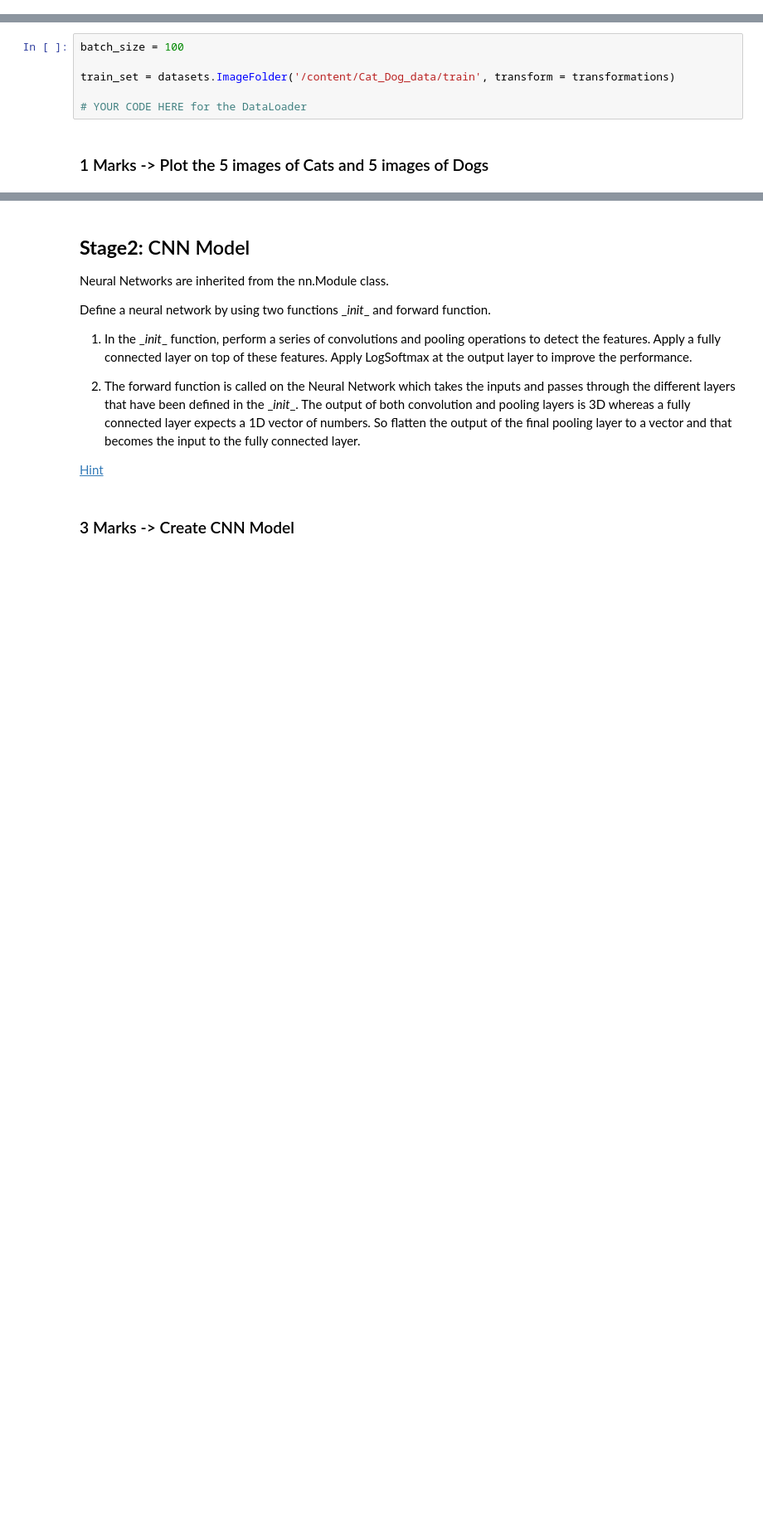
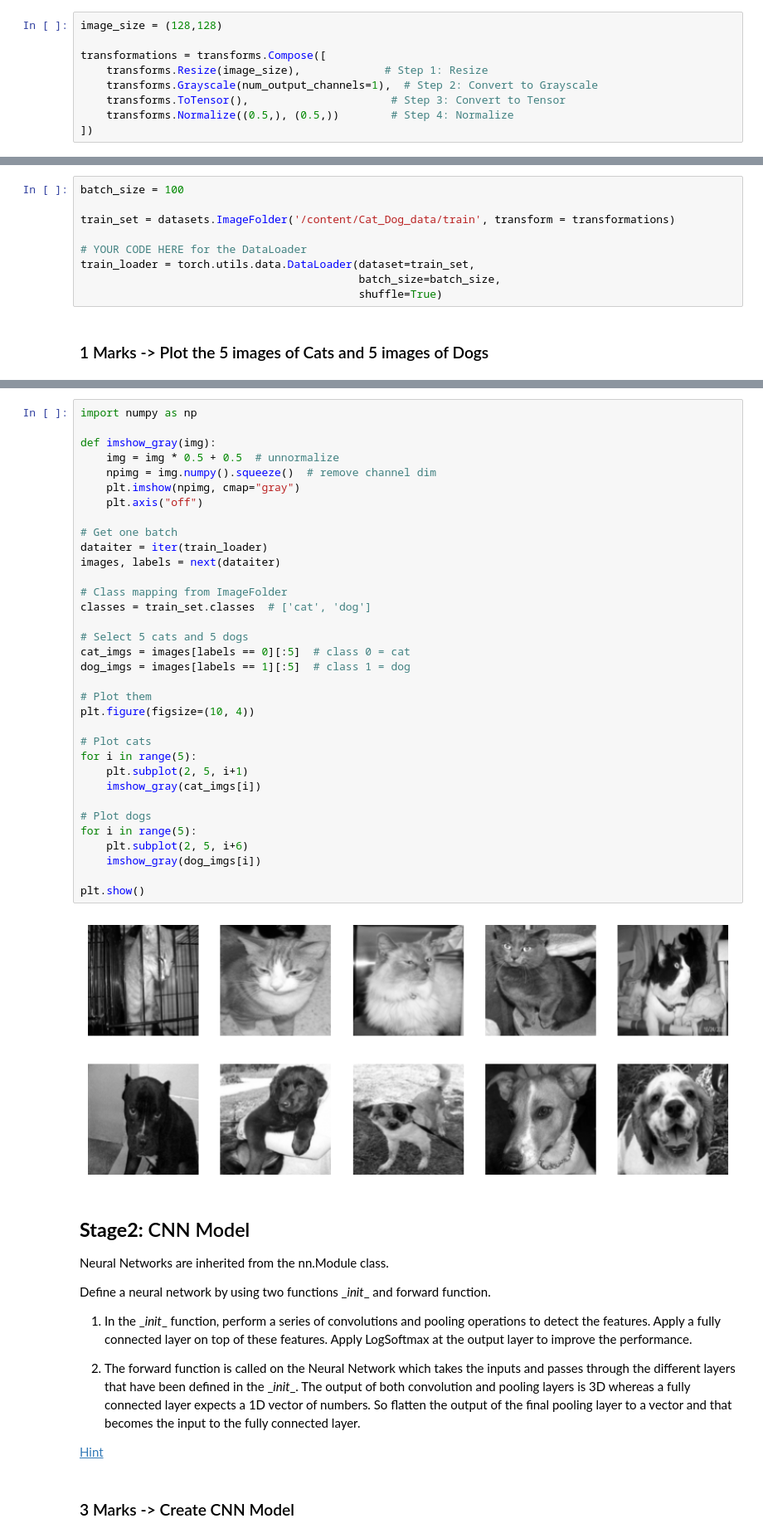
Before and after one commit to vikramvundyala/python_AI-ML, a Jupyter notebook: U3_MH1_CNN_with_Pytorch_vikram.ipynb, the cells around one changed output, grey strips where cells are left out. Shown at 83% size. Saved outputs shown, nothing was run; the diff lists cells and outputs as text; blank space fills up the shorter version.

```diff
--- a/U3_MH1_CNN_with_Pytorch_vikram.ipynb
+++ b/U3_MH1_CNN_with_Pytorch_vikram.ipynb
@@ -86,3 +84,12 @@ transformations =  # YOUR CODE HERE for defining Transformation for an image
+# %%
+image_size = (128,128)
+
+transformations = transforms.Compose([
+    transforms.Resize(image_size),             # Step 1: Resize
+    transforms.Grayscale(num_output_channels=1),  # Step 2: Convert to Grayscale
+    transforms.ToTensor(),                      # Step 3: Convert to Tensor
+    transforms.Normalize((0.5,), (0.5,))        # Step 4: Normalize
+])
 # %% [markdown]
 ### 1 Mark -> Load the dataset with the defined transformations
 
@@ -101,5 +108,8 @@ batch_size = 100
 train_set = datasets.ImageFolder('/content/Cat_Dog_data/train', transform = transformations)
 
 # YOUR CODE HERE for the DataLoader
+train_loader = torch.utils.data.DataLoader(dataset=train_set,
+                                           batch_size=batch_size,
+                                           shuffle=True)
 # %% [markdown]
 ### 1 Marks -> Plot the 5 images of Cats and 5 images of Dogs
@@ -108,3 +116,39 @@ train_set = datasets.ImageFolder('/content/Cat_Dog_data/train', transform = tran
+# %%
+import numpy as np
+
+def imshow_gray(img):
+    img = img * 0.5 + 0.5  # unnormalize
+    npimg = img.numpy().squeeze()  # remove channel dim
+    plt.imshow(npimg, cmap="gray")
+    plt.axis("off")
+
+# Get one batch
+dataiter = iter(train_loader)
+images, labels = next(dataiter)
+
+# Class mapping from ImageFolder
+classes = train_set.classes  # ['cat', 'dog']
+
+# Select 5 cats and 5 dogs
+cat_imgs = images[labels == 0][:5]  # class 0 = cat
+dog_imgs = images[labels == 1][:5]  # class 1 = dog
+
+# Plot them
+plt.figure(figsize=(10, 4))
+
+# Plot cats
+for i in range(5):
+    plt.subplot(2, 5, i+1)
+    imshow_gray(cat_imgs[i])
+
+# Plot dogs
+for i in range(5):
+    plt.subplot(2, 5, i+6)
+    imshow_gray(dog_imgs[i])
+
+plt.show()
+# %% [output]
+[figure, added]
 # %% [markdown]
 ## **Stage2:** CNN Model
 
```
Also changed, not shown: parts of 11 cells of this notebook.
